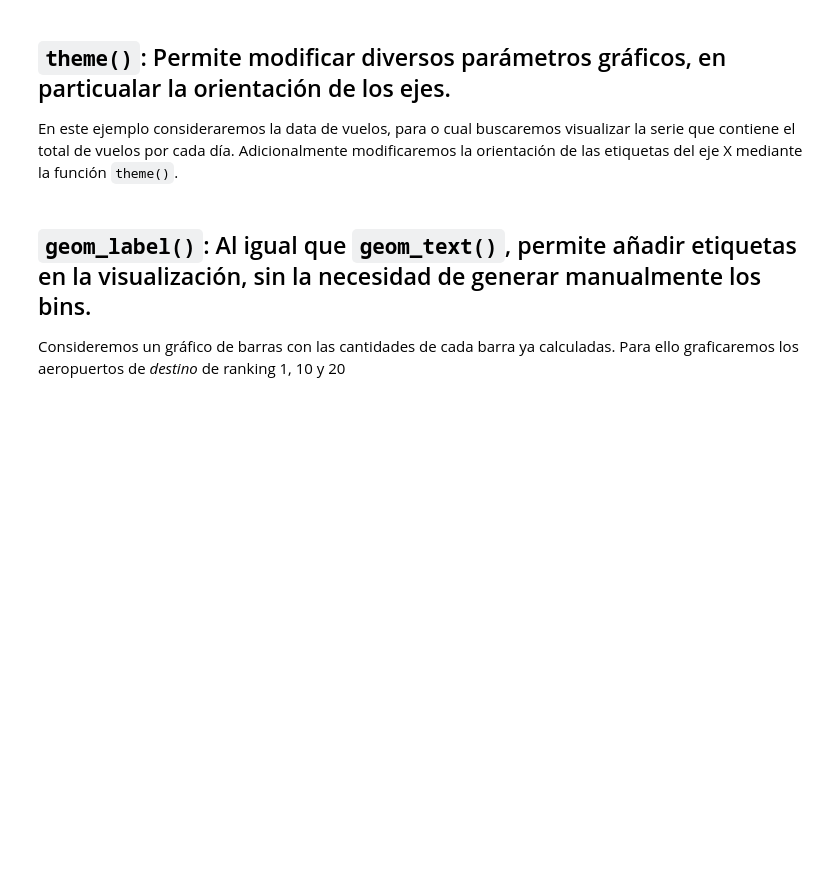
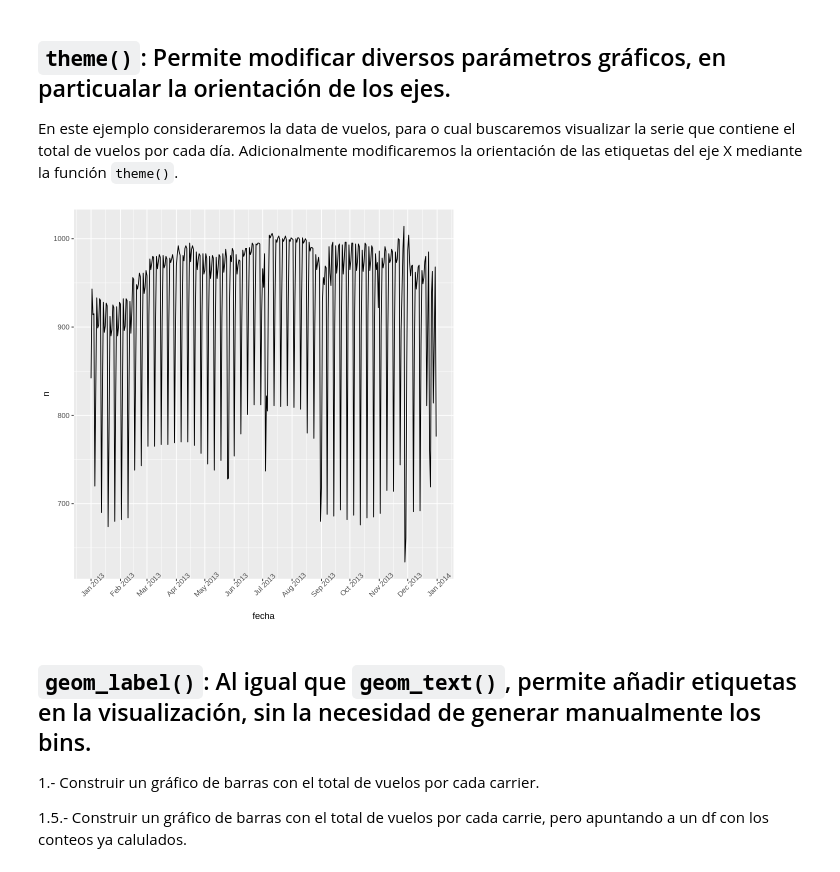
Before and after one commit to majorquev/DBDC_202406_Programacion_en_R_para_ciencia_de_datos, a Jupyter notebook: Clases/C5/00_Ejemplos_adicionales_ggplot2.ipynb, the cells around one changed output. Cells and saved outputs as stored; diff of their text form; code cells hidden in the pictures; blank space fills up the shorter version.

```diff
--- a/Clases/C5/00_Ejemplos_adicionales_ggplot2.ipynb
+++ b/Clases/C5/00_Ejemplos_adicionales_ggplot2.ipynb
@@ -35,11 +88,19 @@ data<-data.frame(x = rnorm(1000))
 En este ejemplo consideraremos la data de vuelos, para o cual buscaremos visualizar la serie que contiene el total de vuelos por cada día.
 Adicionalmente modificaremos la orientación de las etiquetas del eje X mediante la función `theme()`.
 # %%
+# Generamos la cantidad de vuelos por día
+# A modo de ejemplo podemos visulizar el total de vuelos por día .
+# La función element_text() permite modificar orientación, y ajste vertical y hoizontal
 
-# Orientación etiquetas ejes ----------------------------------------------
-data(flights)
-
-# A modo de ejemplo podemos visulizar el total de vuelos por día .
-
-
-# La función element_text() permite modificar orientación, y ajste vertical y hoizontal
+flights %>%
+  mutate(fecha = as.Date(substr(time_hour,1,10) )) %>%
+  count(fecha) %>% #generamos el gráfico
+  ggplot() +
+  aes(x = fecha, y = n) +
+  geom_line() +
+  scale_x_date(date_breaks = "1 month", date_labels = "%b %Y") +
+  theme(
+    axis.text.x = element_text(angle = 45)
+  )
+# %% [output]
+[figure, added]
@@ -46,6 +111,8 @@ data(flights)
 # %% [markdown]
 ## `geom_label()`: Al igual que `geom_text()`, permite añadir etiquetas en la visualización, sin la necesidad de generar manualmente los bins.
 
-Consideremos un gráfico de barras con las cantidades de cada barra ya calculadas. Para ello graficaremos los aeropuertos de *destino* de ranking 1, 10 y 20
+1.- Construir un gráfico de barras con el total de vuelos por cada carrier.
+
+1.5.- Construir un gráfico de barras con el total de vuelos por cada carrie, pero apuntando a un df con los conteos ya calulados.
 # %%
 data(flights)
```
Also changed, not shown: parts of 13 cells of this notebook.
